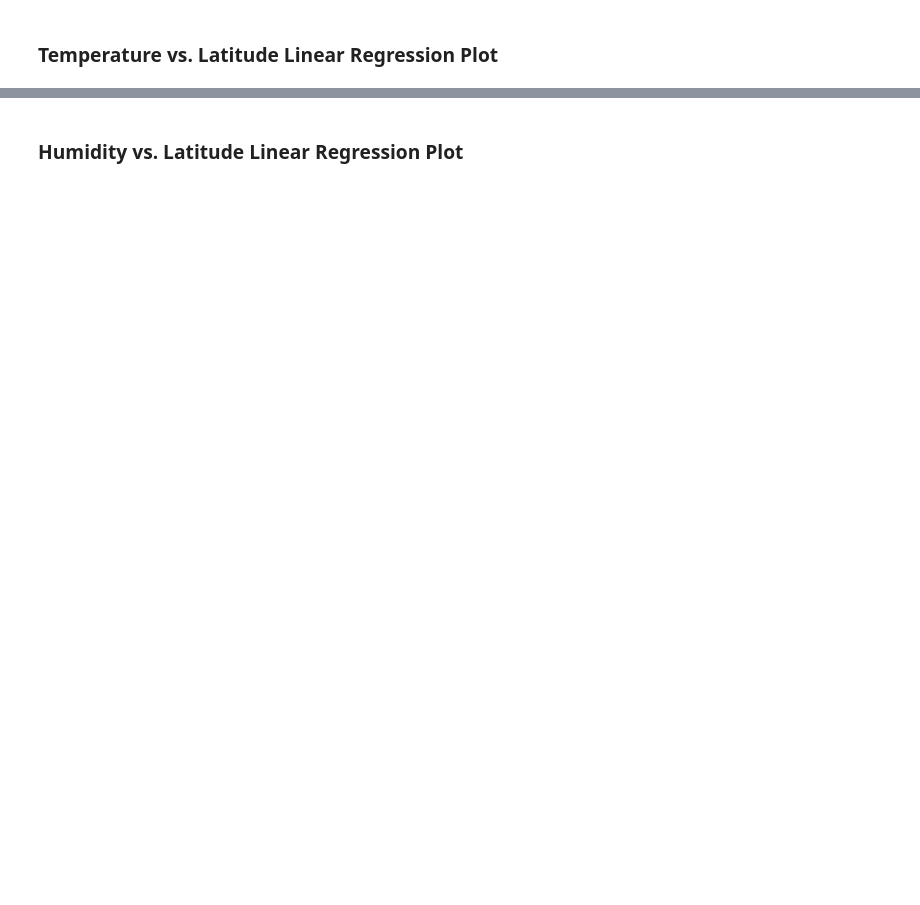
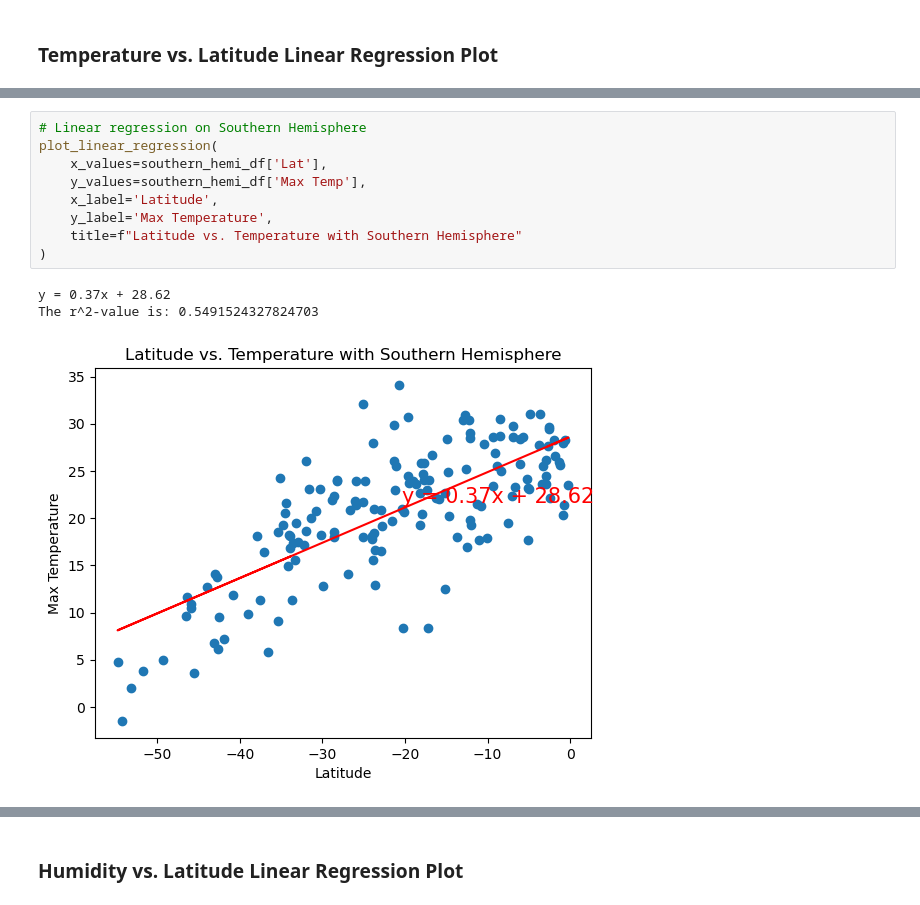
Before and after one commit to anhpham229/python-api-challenge, a Jupyter notebook: WeatherPy/WeatherPy.ipynb, the cells around one changed output, grey strips where cells are left out. Drawn from its saved outputs; the diff is of its cells as text; blank space fills up the shorter version.

```diff
--- a/WeatherPy/WeatherPy.ipynb
+++ b/WeatherPy/WeatherPy.ipynb
@@ -481,3 +448,16 @@ The r^2-value is: 0.4103920207482508
+# %%
+# Linear regression on Southern Hemisphere
+plot_linear_regression(
+    x_values=southern_hemi_df['Lat'],
+    y_values=southern_hemi_df['Max Temp'],
+    x_label='Latitude',
+    y_label='Max Temperature',
+    title=f"Latitude vs. Temperature with Southern Hemisphere"
+)
+# %% [output]
+y = 0.37x + 28.62
+The r^2-value is: 0.5491524327824703
+[figure, added]
 # %% [markdown]
 **Discussion about the linear relationship:**
 **Temperature vs. Lattitute
```
Also changed, not shown: parts of 37 cells of this notebook, 9 other files.
